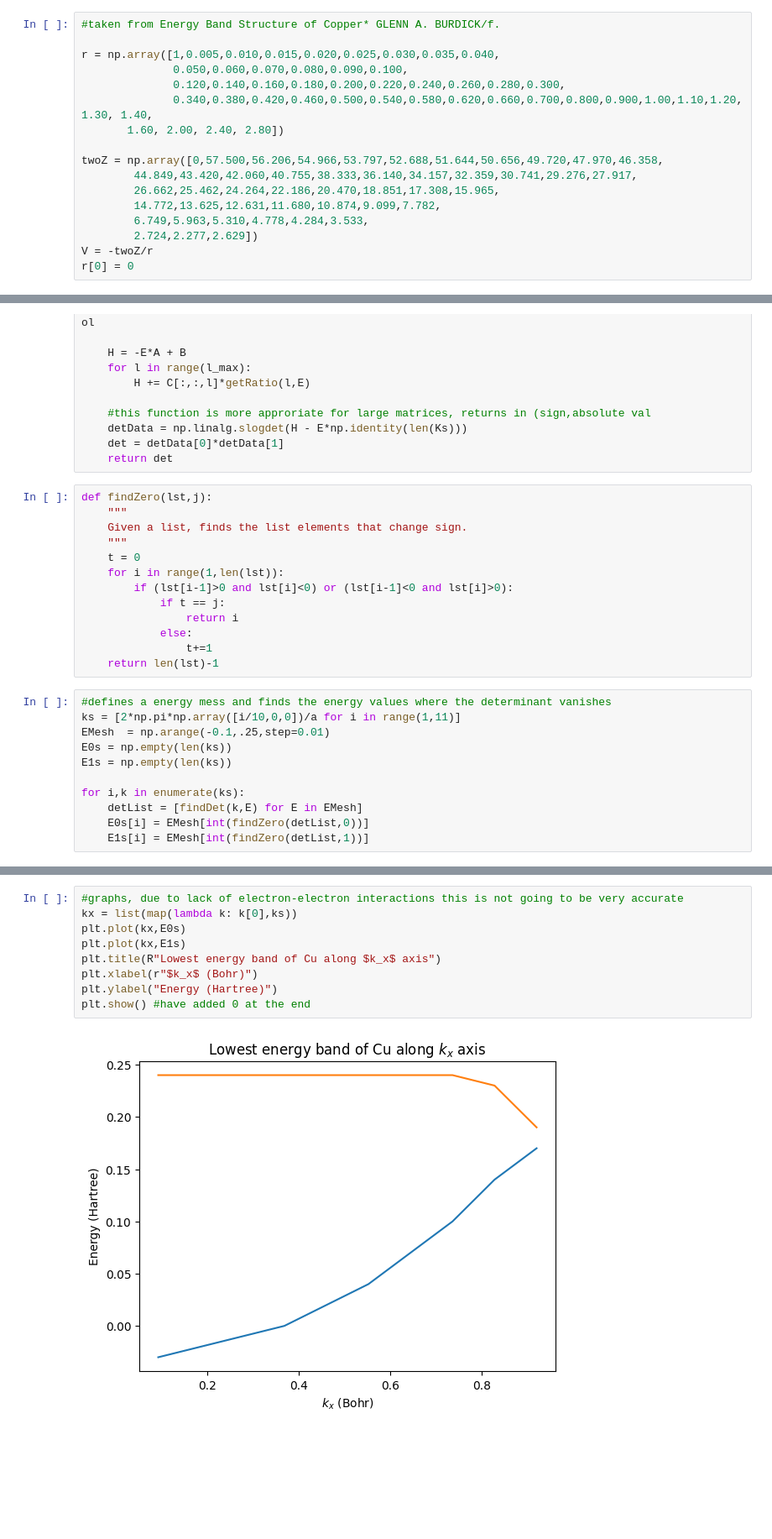
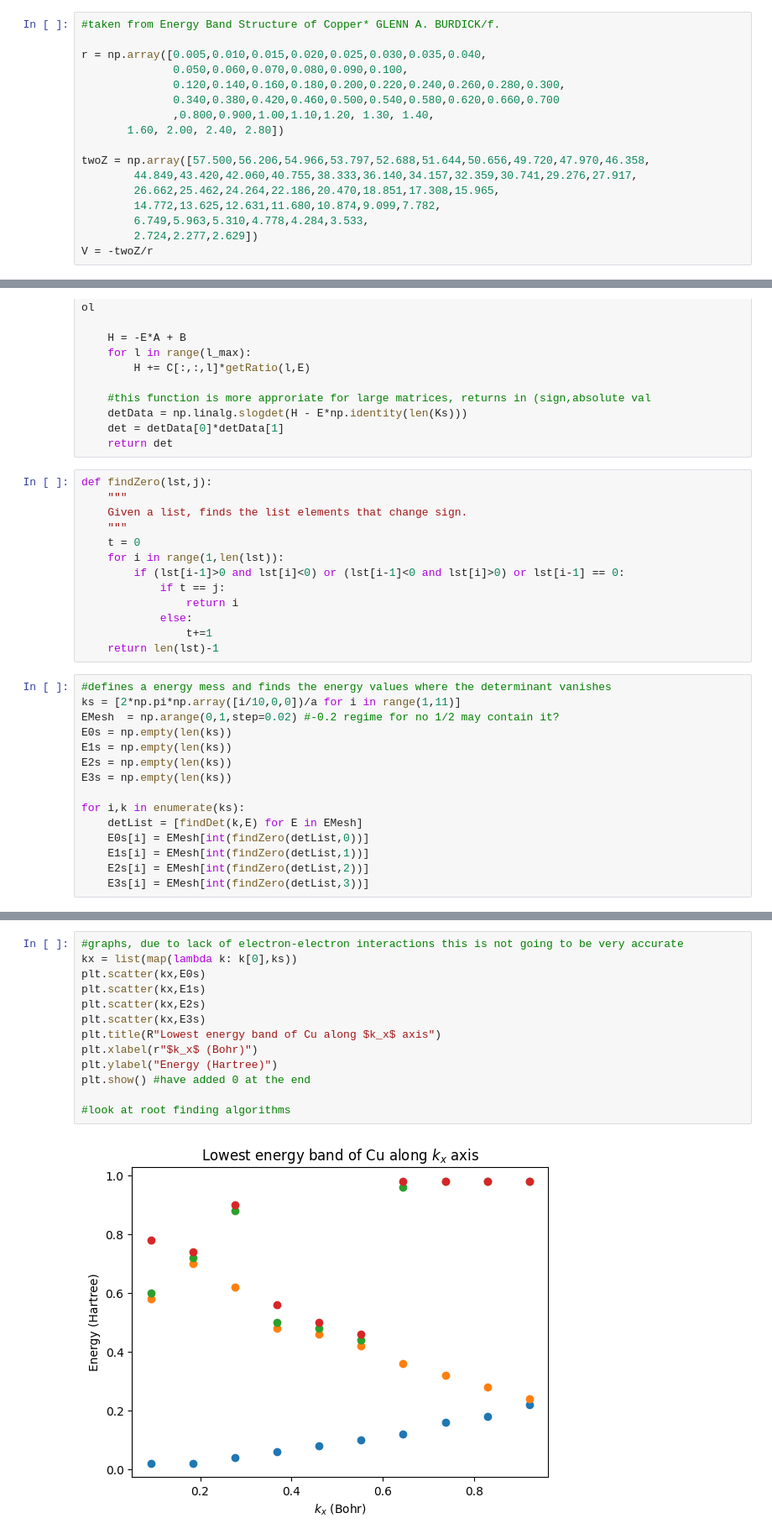
Before and after one commit to Williame33445/physics-projects, a Jupyter notebook: electronic_structure/periodic-solids/Cu-via-APW.ipynb, the cells around one changed output, grey strips where cells are left out. Shown at 84% size. Cells and saved outputs as stored; diff of their text form; blank space fills up the shorter version.

```diff
--- a/electronic_structure/periodic-solids/Cu-via-APW.ipynb
+++ b/electronic_structure/periodic-solids/Cu-via-APW.ipynb
@@ -42,20 +42,20 @@ Ks =[l*b1 + m*b2 + n*b3 for l in range(-nLim,nLim+1) for m in range(-nLim,nLim+1
 # %%
 #taken from Energy Band Structure of Copper* GLENN A. BURDICK/f.
 
-r = np.array([1,0.005,0.010,0.015,0.020,0.025,0.030,0.035,0.040,
+r = np.array([0.005,0.010,0.015,0.020,0.025,0.030,0.035,0.040,
               0.050,0.060,0.070,0.080,0.090,0.100,
               0.120,0.140,0.160,0.180,0.200,0.220,0.240,0.260,0.280,0.300,
-              0.340,0.380,0.420,0.460,0.500,0.540,0.580,0.620,0.660,0.700,0.800,0.900,1.00,1.10,1.20, 1.30, 1.40,
+              0.340,0.380,0.420,0.460,0.500,0.540,0.580,0.620,0.660,0.700
+              ,0.800,0.900,1.00,1.10,1.20, 1.30, 1.40,
        1.60, 2.00, 2.40, 2.80])
 
-twoZ = np.array([0,57.500,56.206,54.966,53.797,52.688,51.644,50.656,49.720,47.970,46.358,
+twoZ = np.array([57.500,56.206,54.966,53.797,52.688,51.644,50.656,49.720,47.970,46.358,
         44.849,43.420,42.060,40.755,38.333,36.140,34.157,32.359,30.741,29.276,27.917,
         26.662,25.462,24.264,22.186,20.470,18.851,17.308,15.965,
         14.772,13.625,12.631,11.680,10.874,9.099,7.782,
         6.749,5.963,5.310,4.778,4.284,3.533,
         2.724,2.277,2.629])
 V = -twoZ/r
-r[0] = 0
 # %%
 #generate A
 A = np.empty([len(Ks),len(Ks)])
@@ -158,7 +164,7 @@ def findZero(lst,j):
     """
     t = 0
     for i in range(1,len(lst)):
-        if (lst[i-1]>0 and lst[i]<0) or (lst[i-1]<0 and lst[i]>0):
+        if (lst[i-1]>0 and lst[i]<0) or (lst[i-1]<0 and lst[i]>0) or lst[i-1] == 0:
             if t == j:
                 return i
             else:
@@ -167,11 +173,15 @@ def findZero(lst,j):
 # %%
 #defines a energy mess and finds the energy values where the determinant vanishes
 ks = [2*np.pi*np.array([i/10,0,0])/a for i in range(1,11)]
-EMesh  = np.arange(-0.1,.25,step=0.01)
+EMesh  = np.arange(0,1,step=0.02) #-0.2 regime for no 1/2 may contain it?
 E0s = np.empty(len(ks))
 E1s = np.empty(len(ks))
+E2s = np.empty(len(ks))
+E3s = np.empty(len(ks))
 
 for i,k in enumerate(ks):
     detList = [findDet(k,E) for E in EMesh]
     E0s[i] = EMesh[int(findZero(detList,0))]
     E1s[i] = EMesh[int(findZero(detList,1))]
+    E2s[i] = EMesh[int(findZero(detList,2))]
+    E3s[i] = EMesh[int(findZero(detList,3))]
@@ -178,11 +190,15 @@ for i,k in enumerate(ks):
 # %%
 #graphs, due to lack of electron-electron interactions this is not going to be very accurate
 kx = list(map(lambda k: k[0],ks))
-plt.plot(kx,E0s)
-plt.plot(kx,E1s)
+plt.scatter(kx,E0s)
+plt.scatter(kx,E1s)
+plt.scatter(kx,E2s)
+plt.scatter(kx,E3s)
 plt.title(R"Lowest energy band of Cu along $k_x$ axis")
 plt.xlabel(r"$k_x$ (Bohr)")
 plt.ylabel("Energy (Hartree)")
 plt.show() #have added 0 at the end
+
+#look at root finding algorithms
 # %% [output]
-[figure, old version]
+[figure, new version]
```
Also changed, not shown: parts of 2 cells of this notebook, 1 other file.
